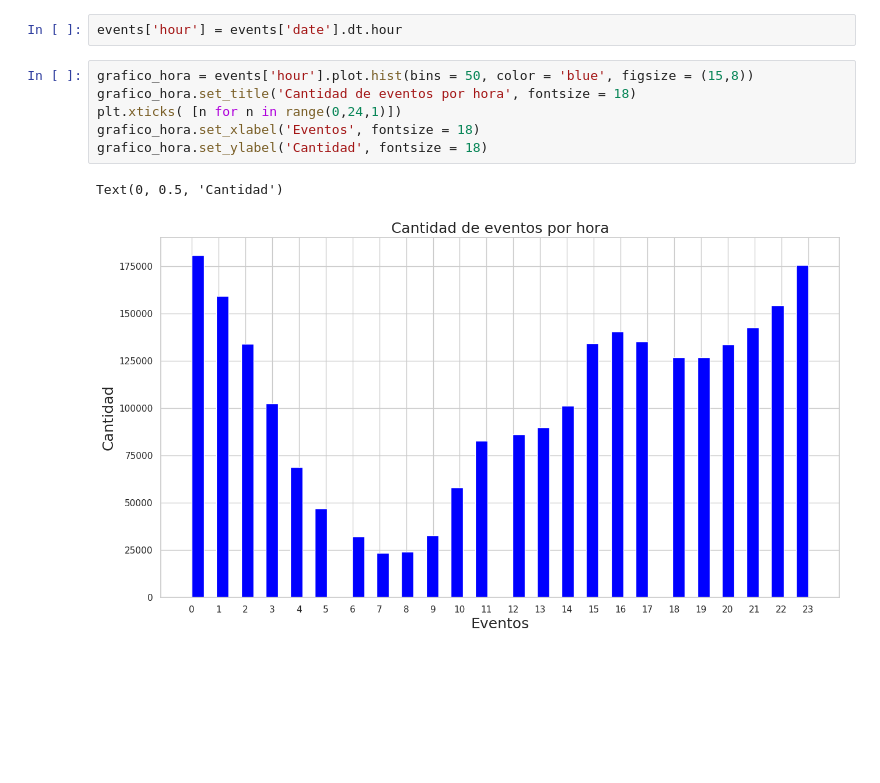
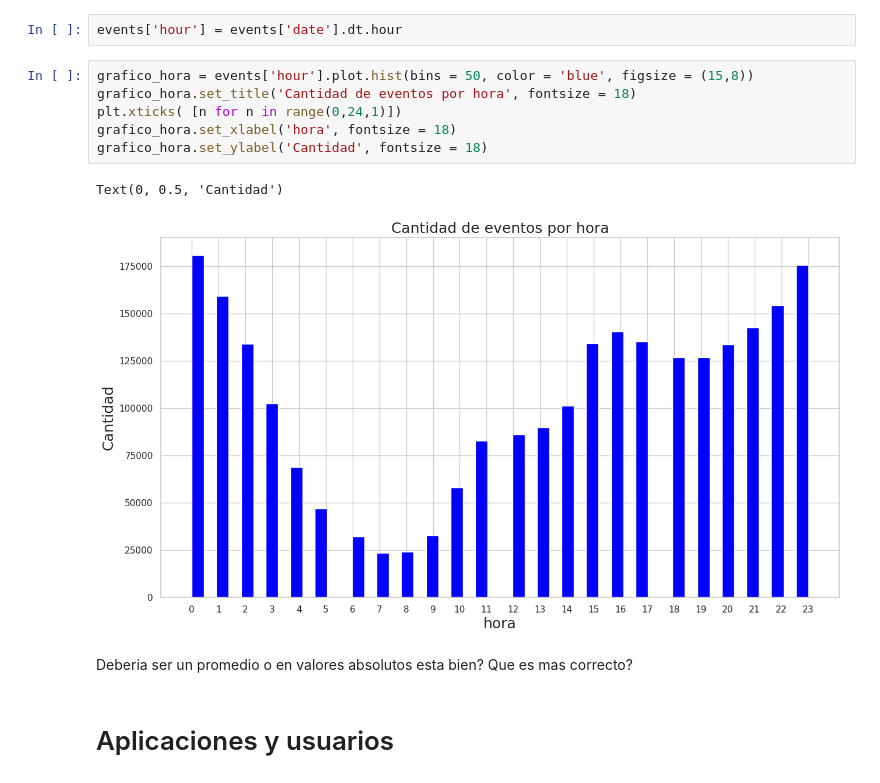
Before and after one commit to gatti2602/7506-datos, a Jupyter notebook: manu/events.ipynb, the cells around one changed output. Drawn from its saved outputs; the diff is of its cells as text; blank space fills up the shorter version.

```diff
--- a/manu/events.ipynb
+++ b/manu/events.ipynb
@@ -125,9 +129,13 @@ events['hour'] = events['date'].dt.hour
 # %%
 grafico_hora = events['hour'].plot.hist(bins = 50, color = 'blue', figsize = (15,8))
 grafico_hora.set_title('Cantidad de eventos por hora', fontsize = 18)
 plt.xticks( [n for n in range(0,24,1)])
-grafico_hora.set_xlabel('Eventos', fontsize = 18)
+grafico_hora.set_xlabel('hora', fontsize = 18)
 grafico_hora.set_ylabel('Cantidad', fontsize = 18)
 # %% [output]
 Text(0, 0.5, 'Cantidad')
-[figure, old version]
+[figure, new version]
+# %% [markdown]
+Deberia ser un promedio o en valores absolutos esta bien? Que es mas correcto?
+# %% [markdown]
+# Aplicaciones y usuarios
```
Also changed, not shown: parts of 18 cells of this notebook, 2 other files.
